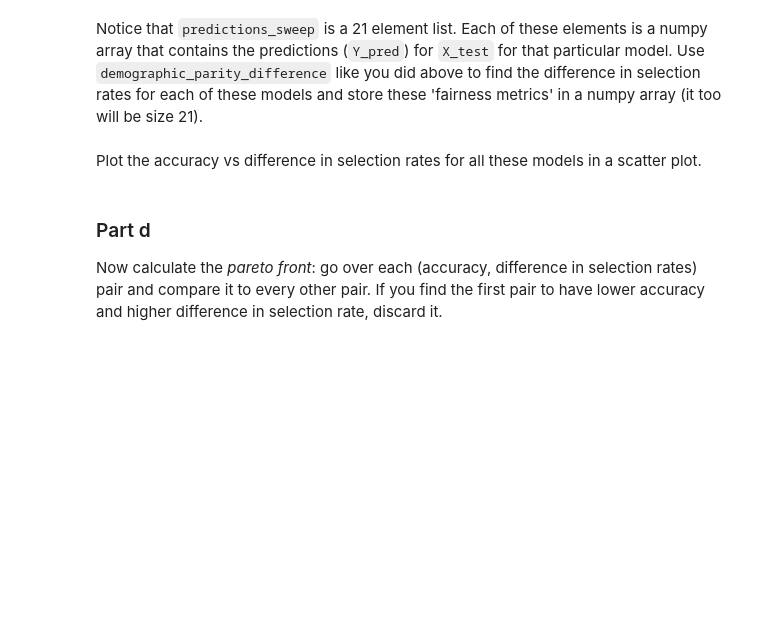
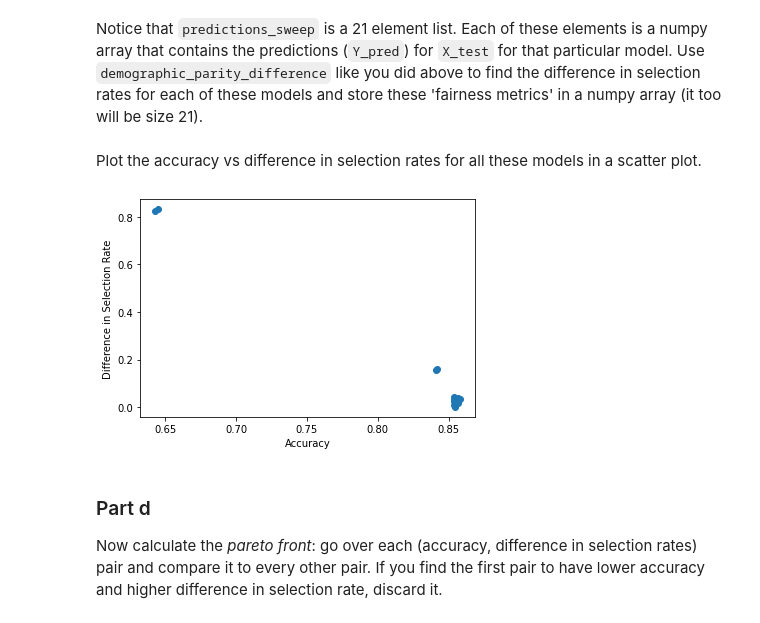
Before and after one commit to allison1025/cs190hw, a Jupyter notebook: HW3.ipynb, the cells around one changed output. Saved outputs shown, nothing was run; the diff lists cells and outputs as text; code cells hidden in the pictures; blank space fills up the shorter version.

```diff
--- a/HW3.ipynb
+++ b/HW3.ipynb
@@ -238,10 +253,12 @@ Use these three functions and confirm your earlier calculations for 1., 4. and 5
 from fairlearn.metrics import selection_rate, demographic_parity_difference, demographic_parity_ratio, MetricFrame
 from sklearn.metrics import accuracy_score, recall_score, precision_score
 
-y_hat = rf_clf.fit(X_train1, y_train1).predict(X_test1)
-overall_selection_rate = selection_rate(y_test1, y_hat)
-print(overall_selection_rate)
+y_hat = rf.fit(X_train, y_train).predict(X_test)
+overall_selection_rate = selection_rate(y_test, y_hat)
+print(f"Overall Selection Rate: {overall_selection_rate}")
 
-metrics = {'selection_rate': selection_rate, 'accuracy': accuracy_score}
-group_metrics = MetricFrame(metrics,y_test1, y_hat,S_test['SEX'])
-print(group_metrics)
+demo_parity_dif = demographic_parity_difference(y_test, y_hat, sensitive_features=S_test)
+print(f"Demographic parity difference: {demo_parity_dif}")
+
+demo_parity_ratio = demographic_parity_ratio(y_test, y_hat, sensitive_features=S_test)
+print(f"Demographic parity ratio: {demo_parity_ratio}")
@@ -262,19 +281,30 @@ from fairlearn.reductions import GridSearch, DemographicParity
+# %%
+from fairlearn.reductions import GridSearch, DemographicParity
+
+gridsearch_wrapper = GridSearch(rf, DemographicParity(), grid_limit = 0.8, grid_size = 21)
+gridsearch_wrapper.fit(X_train, y_train, sensitive_features=S_train)
 # %% [markdown]
 The `GridSearch` wrapper object you trained has a field called `predictors_`. This gives a list of all the models trained in this grid search, which will be of size `grid_size`.
 # %%
 predictions_sweep = [predictor.predict(X_test) for predictor in gridsearch_wrapper.predictors_]
-accuracy_sweep = [predictor.score(X_test, Y_test) for predictor in gridsearch_wrapper.predictors_]
+accuracy_sweep = [predictor.score(X_test, y_test) for predictor in gridsearch_wrapper.predictors_]
 # %% [markdown]
 Notice that `predictions_sweep` is a 21 element list. Each of these elements is a numpy array that contains the predictions (`Y_pred`) for `X_test` for that particular model. Use `demographic_parity_difference` like you did above to find the difference in selection rates for each of these models and store these 'fairness metrics' in a numpy array (it too will be size 21).
 # %%
 from sklearn.metrics import accuracy_score
+
+demographic_parity_sweep = [demographic_parity_difference(y_test, preds, sensitive_features=S_test) for preds in predictions_sweep]
 # %% [markdown]
 Plot the accuracy vs difference in selection rates for all these models in a scatter plot.
 # %%
 import matplotlib.pyplot as plt
 plt.figure()
-
+plt.scatter(accuracy_sweep, demographic_parity_sweep)
+plt.xlabel("Accuracy")
+plt.ylabel("Difference in Selection Rate")
 plt.show()
+# %% [output]
+[figure, added]
 # %% [markdown]
 ### Part d
 
```
Also changed, not shown: parts of 20 cells of this notebook.
